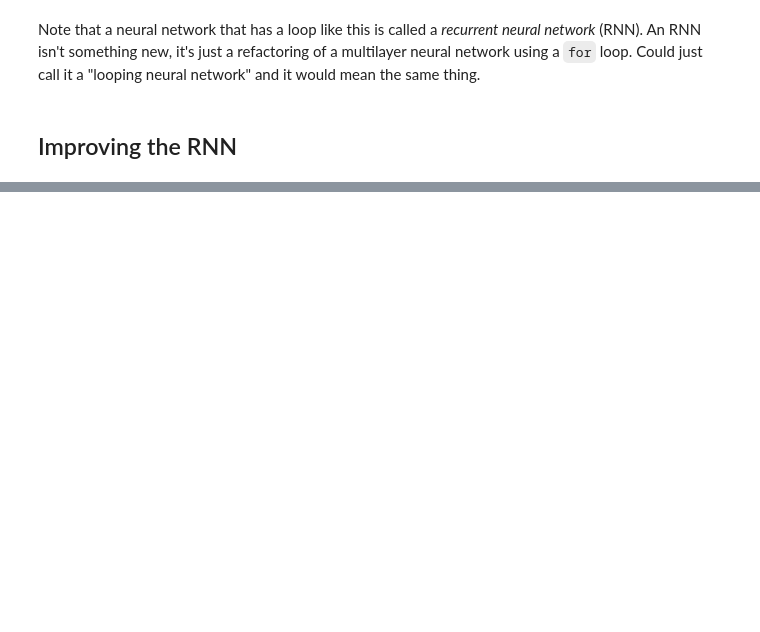
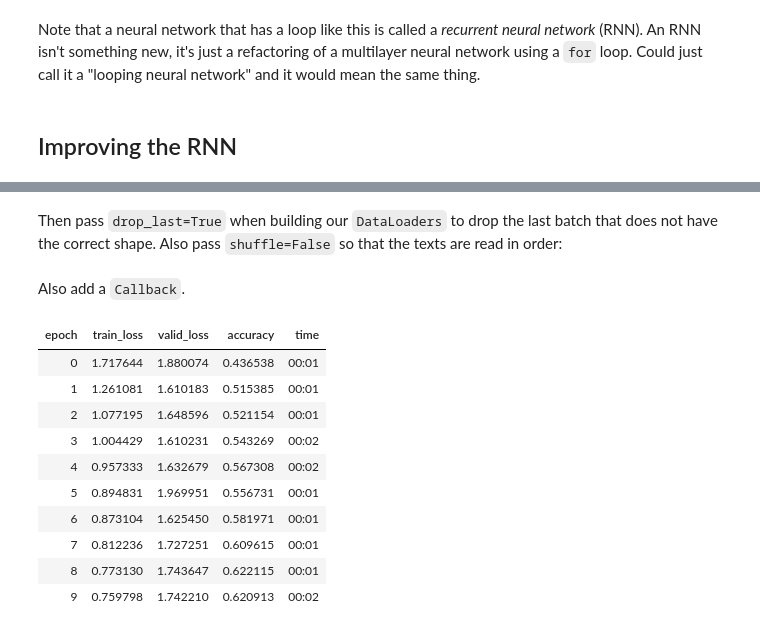
Before and after one commit to joshgregory42/practical_deep_learning, a Jupyter notebook: ch_12_nlp_dive.ipynb, the cells around one changed output, grey strips where cells are left out. Saved outputs shown, nothing was run; the diff lists cells and outputs as text; code cells hidden in the pictures; blank space fills up the shorter version.

```diff
--- a/ch_12_nlp_dive.ipynb
+++ b/ch_12_nlp_dive.ipynb
@@ -174,0 +193,18 @@ Note that a neural network that has a loop like this is called a *recurrent neur
+# %%
+class LMModel3(Module):
+  def __init__(self, vocab_sz, n_hidden):
+    self.i_h = nn.Embedding(vocab_sz, n_hidden)
+    self.h_h = nn.Linear(n_hidden, n_hidden)
+    self.h_o = nn.Linear(n_hidden, vocab_sz)
+    self.h = 0
+
+  def forward(self, x):
+    for i in range(3):
+      self.h = self.h + self.i_h(x[:, i])
+      self.h = F.relu(self.h_h(self.h))
+
+    out = self.h_o(self.h)
+    self.h = self.h.detach()
+    return out
+
+  def reset(self): self.h = 0
@@ -174,0 +243,29 @@ Note that a neural network that has a loop like this is called a *recurrent neur
+# %% [markdown]
+Then pass `drop_last=True` when building our `DataLoaders` to drop the last batch that does not have the correct shape. Also pass `shuffle=False` so that the texts are read in order:
+# %%
+cut = int(len(seqs) * 0.8)
+
+dls = DataLoaders.from_dsets(
+    group_chunks(seqs[:cut], bs),
+    group_chunks(seqs[cut:], bs),
+    bs=bs, drop_last=True, shuffle=False
+)
+# %% [markdown]
+Also add a `Callback`.
+# %%
+learn = Learner(dls, LMModel3(len(vocab), 64), loss_func=F.cross_entropy,
+                metrics=accuracy, cbs=ModelResetter)
+
+learn.fit_one_cycle(10, 3e-3)
+# %% [output]
+| epoch | train_loss | valid_loss | accuracy | time |
+| 0 | 1.717644 | 1.880074 | 0.436538 | 00:01 |
+| 1 | 1.261081 | 1.610183 | 0.515385 | 00:01 |
+| 2 | 1.077195 | 1.648596 | 0.521154 | 00:01 |
+| 3 | 1.004429 | 1.610231 | 0.543269 | 00:02 |
+| 4 | 0.957333 | 1.632679 | 0.567308 | 00:02 |
+| 5 | 0.894831 | 1.969951 | 0.556731 | 00:01 |
+| 6 | 0.873104 | 1.625450 | 0.581971 | 00:01 |
+| 7 | 0.812236 | 1.727251 | 0.609615 | 00:01 |
+| 8 | 0.773130 | 1.743647 | 0.622115 | 00:01 |
+| 9 | 0.759798 | 1.742210 | 0.620913 | 00:02 |
```
Also changed, not shown: parts of 42 cells of this notebook.
